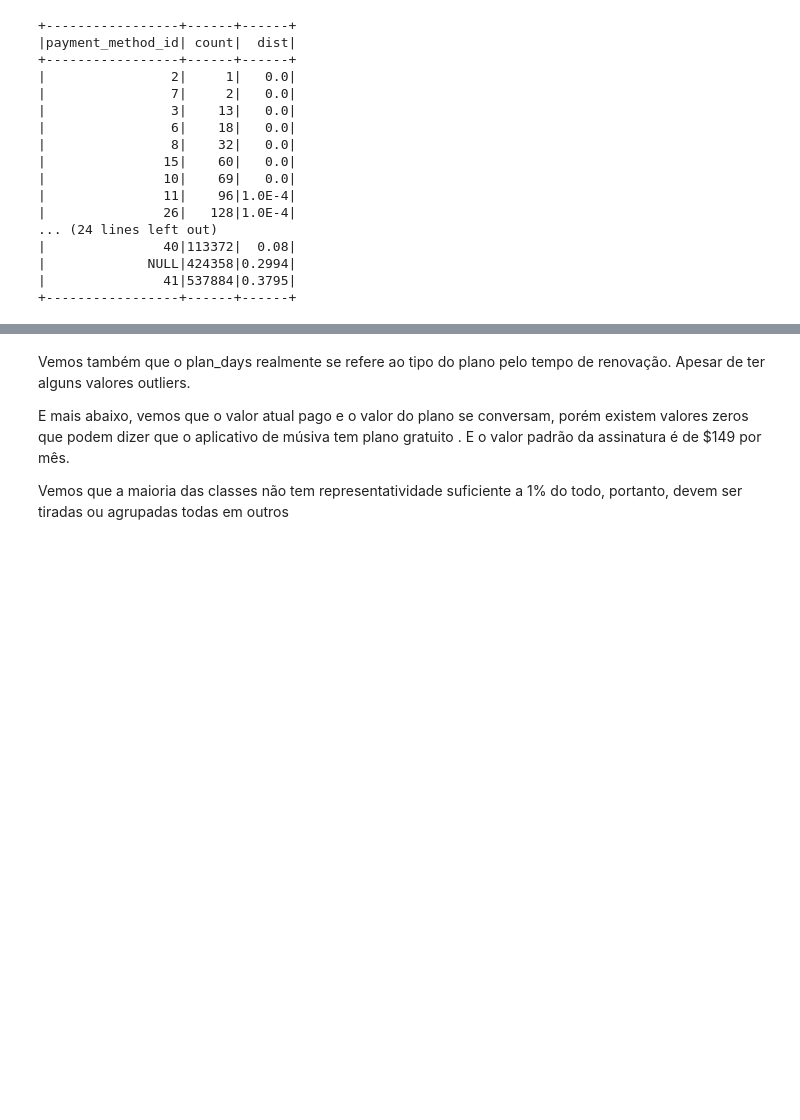
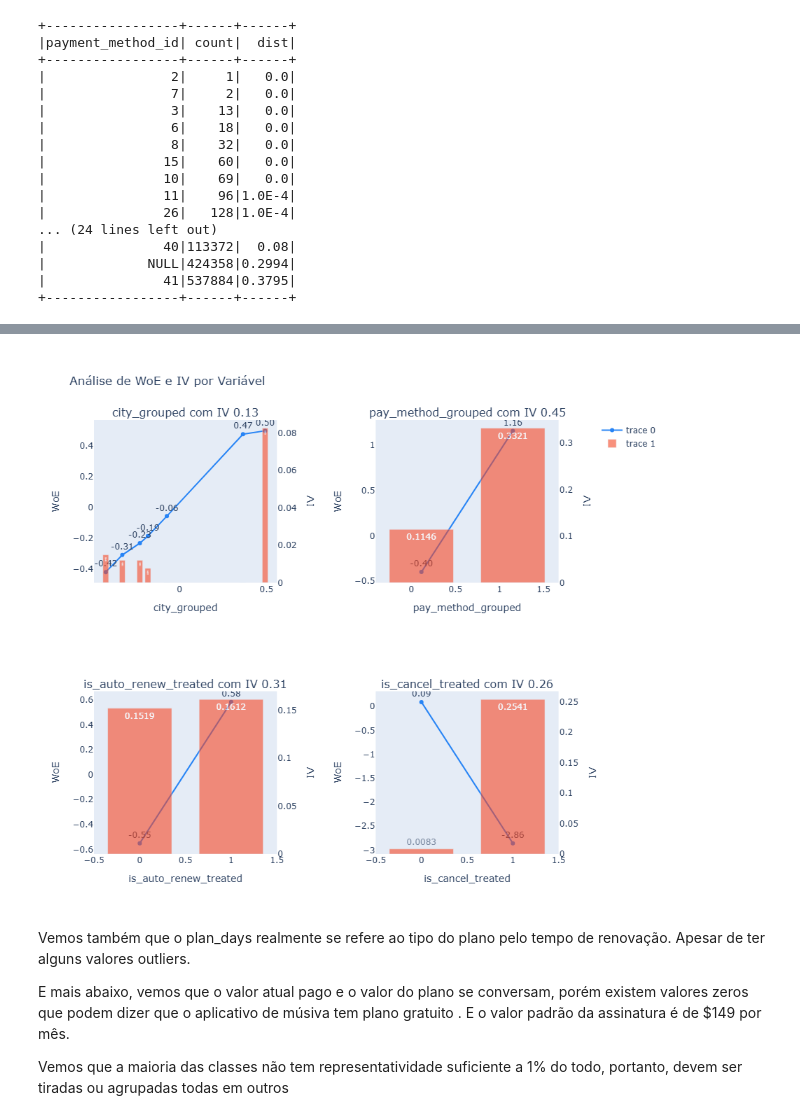
Before and after one commit to Hugo-magalhaes/Colab-data-science, a Jupyter notebook: DataMaster_Hugo_MM_Junior_v2.ipynb, the cells around one changed output, grey strips where cells are left out. Cells and saved outputs as stored; diff of their text form; code cells hidden in the pictures; blank space fills up the shorter version.

```diff
--- a/DataMaster_Hugo_MM_Junior_v2.ipynb
+++ b/DataMaster_Hugo_MM_Junior_v2.ipynb
@@ -832,6 +845,10 @@ for col in cols_cat_treated:
 gera_subplots_woe_iv(dfs_cat_treated, 2)
 # %% [output]
 [interactive output not drawn]
+# %%
+Image('/content/plot cat final.png')
+# %% [output]
+[figure, added]
 # %% [markdown]
 Vemos também que o plan_days realmente se refere ao tipo do plano pelo tempo de renovação. Apesar de ter alguns valores outliers.
 
```
Also changed, not shown: parts of 14 cells of this notebook.
